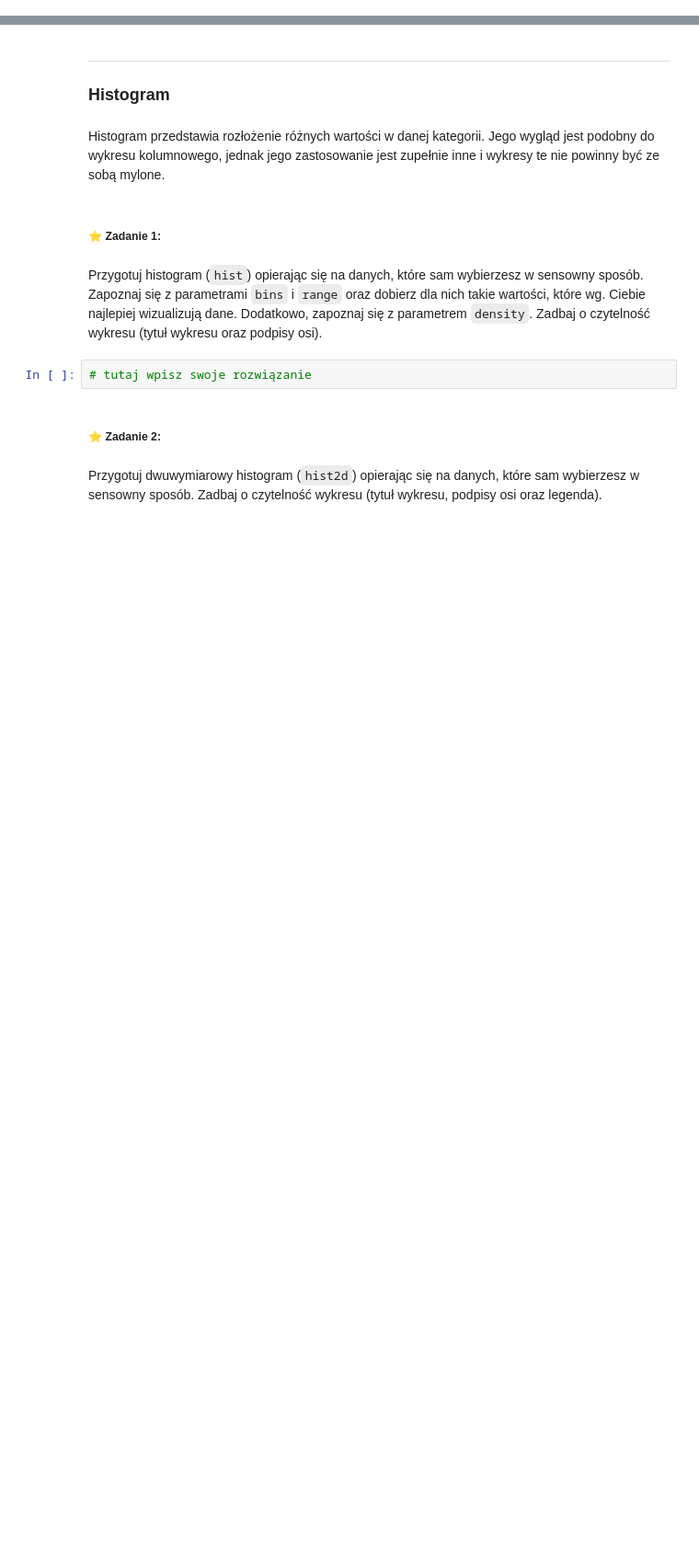
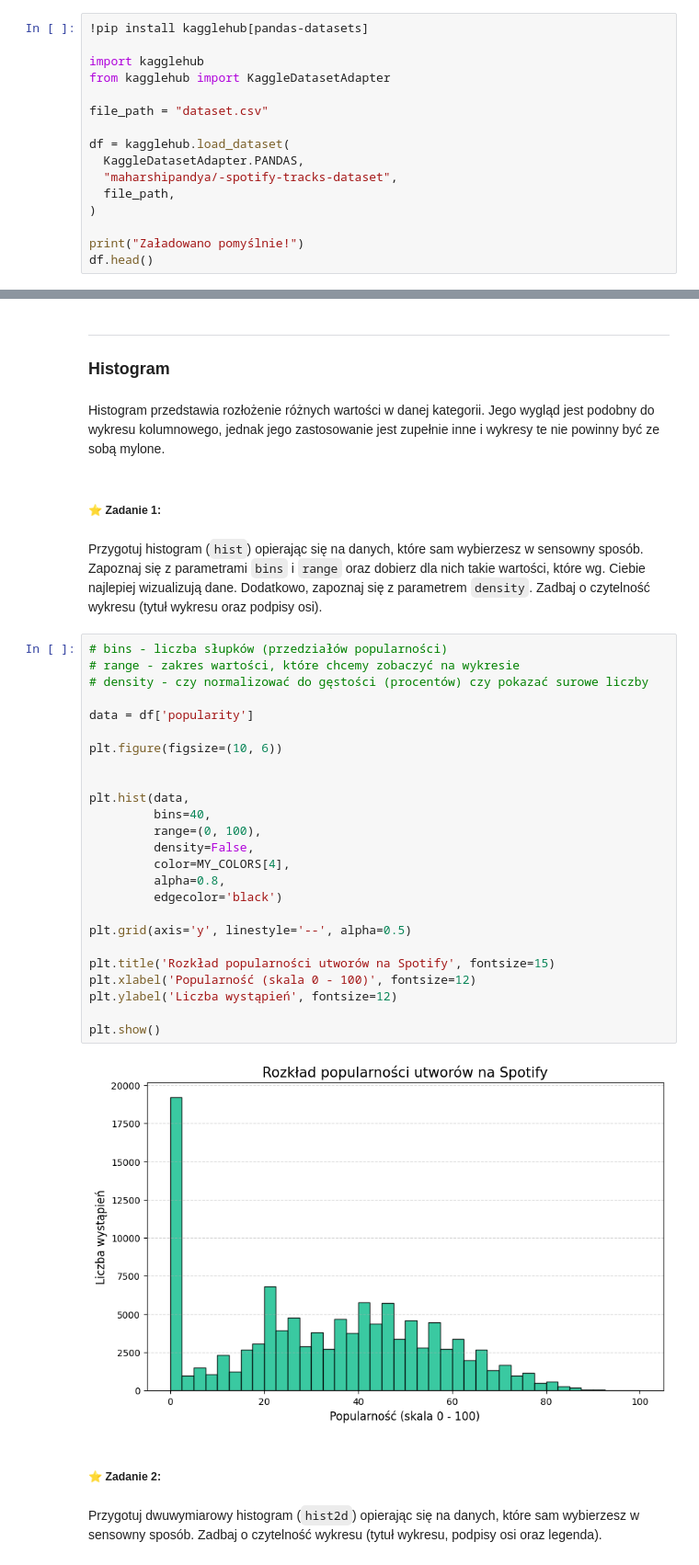
Before and after one commit to NataZBluszczu/python-visualizations, a Jupyter notebook: matplotlib_visualization.ipynb, the cells around one changed output, grey strips where cells are left out. Shown at 92% size. Drawn from its saved outputs; the diff is of its cells as text; blank space fills up the shorter version.

```diff
--- a/matplotlib_visualization.ipynb
+++ b/matplotlib_visualization.ipynb
@@ -11,0 +19,16 @@ import pandas as pd
+# %%
+!pip install kagglehub[pandas-datasets]
+
+import kagglehub
+from kagglehub import KaggleDatasetAdapter
+
+file_path = "dataset.csv"
+
+df = kagglehub.load_dataset(
+  KaggleDatasetAdapter.PANDAS,
+  "maharshipandya/-spotify-tracks-dataset",
+  file_path,
+)
+
+print("Załadowano pomyślnie!")
+df.head()
@@ -18,8 +68,33 @@ Histogram przedstawia rozłożenie różnych wartości w danej kategorii. Jego w
 ##### ⭐ Zadanie 1:
 # %% [markdown]
 Przygotuj histogram (`hist`) opierając się na danych, które sam wybierzesz w sensowny sposób. Zapoznaj się z parametrami `bins` i `range` oraz dobierz dla nich takie wartości, które wg. Ciebie najlepiej wizualizują dane. Dodatkowo, zapoznaj się z parametrem `density`. Zadbaj o czytelność wykresu (tytuł wykresu oraz podpisy osi).
-# %%
-# tutaj wpisz swoje rozwiązanie
+# %%
+# bins - liczba słupków (przedziałów popularności)
+# range - zakres wartości, które chcemy zobaczyć na wykresie
+# density - czy normalizować do gęstości (procentów) czy pokazać surowe liczby
+
+data = df['popularity']
+
+plt.figure(figsize=(10, 6))
+
+
+plt.hist(data,
+         bins=40,
+         range=(0, 100),
+         density=False,
+         color=MY_COLORS[4],
+         alpha=0.8,
+         edgecolor='black')
+
+plt.grid(axis='y', linestyle='--', alpha=0.5)
+
+plt.title('Rozkład popularności utworów na Spotify', fontsize=15)
+plt.xlabel('Popularność (skala 0 - 100)', fontsize=12)
+plt.ylabel('Liczba wystąpień', fontsize=12)
+
+plt.show()
+# %% [output]
+[figure, added]
 # %% [markdown]
 ##### ⭐ Zadanie 2:
 # %% [markdown]
```
Also changed, not shown: parts of 34 cells of this notebook.
